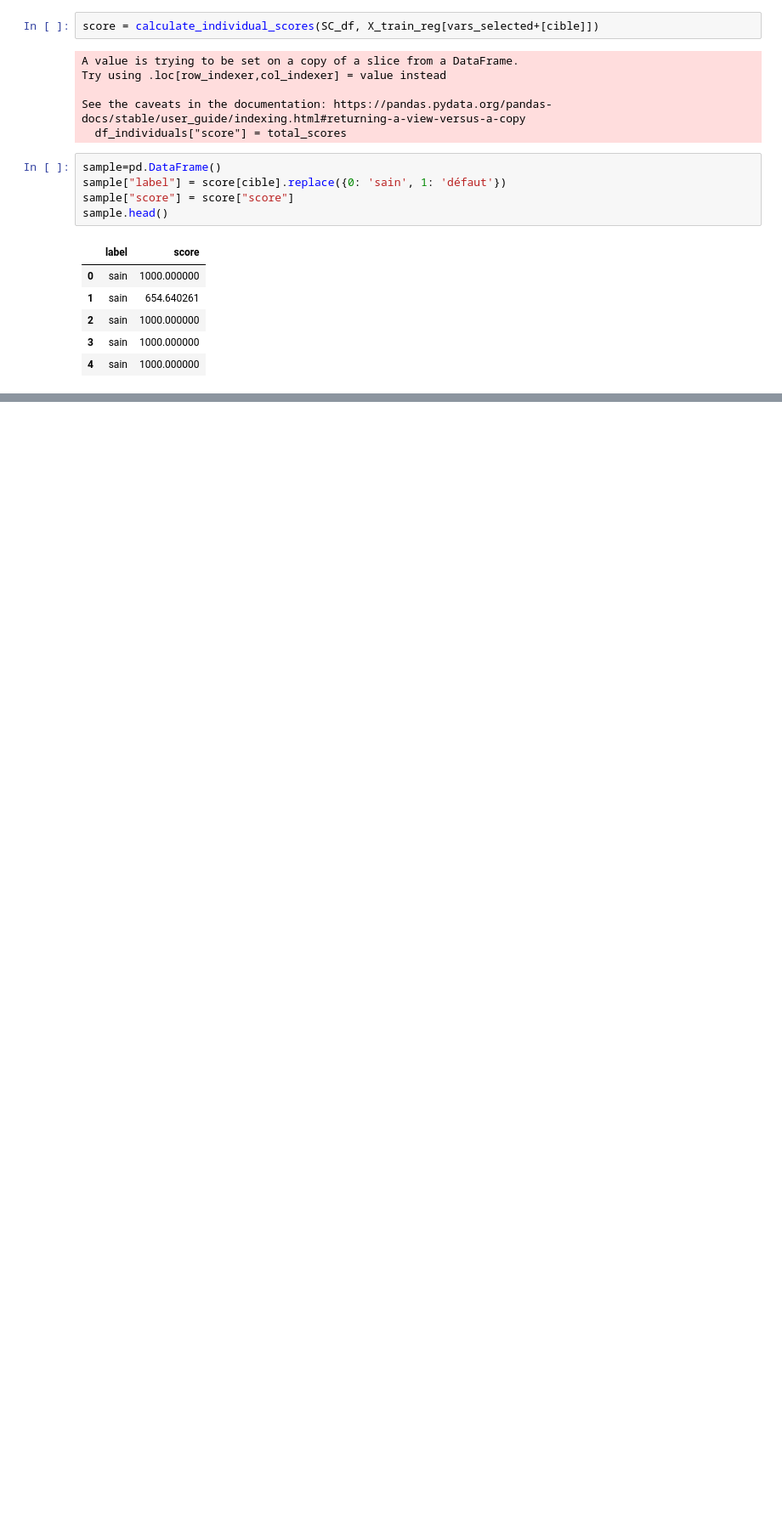
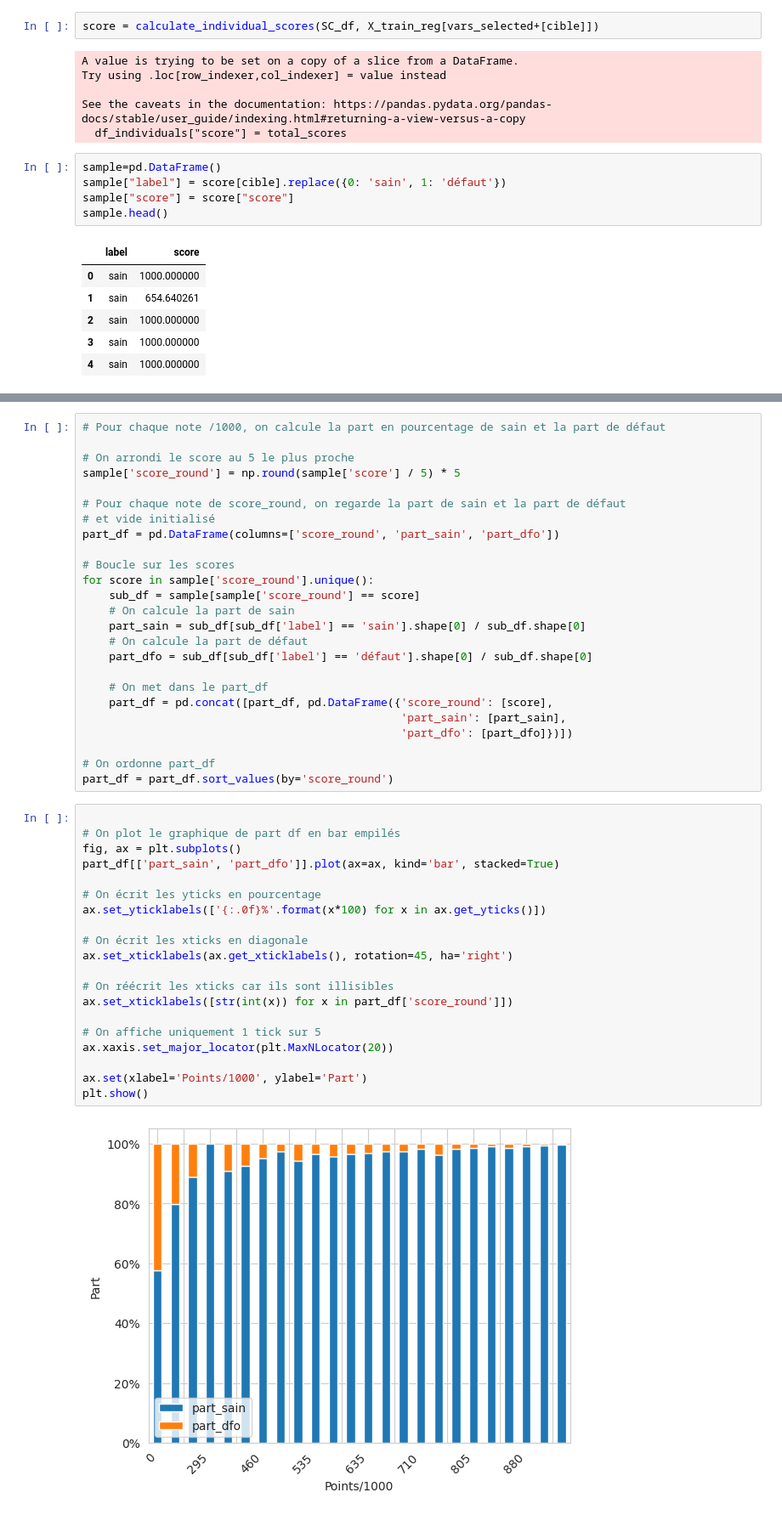
Before and after one commit to cheryl-kdio/Scoring_3A, a Jupyter notebook: Cheryl/modelling.ipynb, the cells around one changed output, grey strips where cells are left out. Shown: that part at 85% size. Drawn from its saved outputs; the diff is of its cells as text; blank space fills up the shorter version.

```diff
--- a/Cheryl/modelling.ipynb
+++ b/Cheryl/modelling.ipynb
@@ -537,0 +462,47 @@ plt.show()
+# %%
+# Pour chaque note /1000, on calcule la part en pourcentage de sain et la part de défaut
+
+# On arrondi le score au 5 le plus proche
+sample['score_round'] = np.round(sample['score'] / 5) * 5
+
+# Pour chaque note de score_round, on regarde la part de sain et la part de défaut
+# et vide initialisé
+part_df = pd.DataFrame(columns=['score_round', 'part_sain', 'part_dfo'])
+
+# Boucle sur les scores
+for score in sample['score_round'].unique():
+    sub_df = sample[sample['score_round'] == score]
+    # On calcule la part de sain
+    part_sain = sub_df[sub_df['label'] == 'sain'].shape[0] / sub_df.shape[0]
+    # On calcule la part de défaut
+    part_dfo = sub_df[sub_df['label'] == 'défaut'].shape[0] / sub_df.shape[0]
+
+    # On met dans le part_df
+    part_df = pd.concat([part_df, pd.DataFrame({'score_round': [score],
+                                                'part_sain': [part_sain],
+                                                'part_dfo': [part_dfo]})])
+
+# On ordonne part_df
+part_df = part_df.sort_values(by='score_round')
+# %%
+
+# On plot le graphique de part df en bar empilés
+fig, ax = plt.subplots()
+part_df[['part_sain', 'part_dfo']].plot(ax=ax, kind='bar', stacked=True)
+
+# On écrit les yticks en pourcentage
+ax.set_yticklabels(['{:.0f}%'.format(x*100) for x in ax.get_yticks()])
+
+# On écrit les xticks en diagonale
+ax.set_xticklabels(ax.get_xticklabels(), rotation=45, ha='right')
+
+# On réécrit les xticks car ils sont illisibles
+ax.set_xticklabels([str(int(x)) for x in part_df['score_round']])
+
+# On affiche uniquement 1 tick sur 5
+ax.xaxis.set_major_locator(plt.MaxNLocator(20))
+
+ax.set(xlabel='Points/1000', ylabel='Part')
+plt.show()
+# %% [output]
+[figure, added]
```
Also changed, not shown: parts of 11 cells of this notebook, 4 other files.
